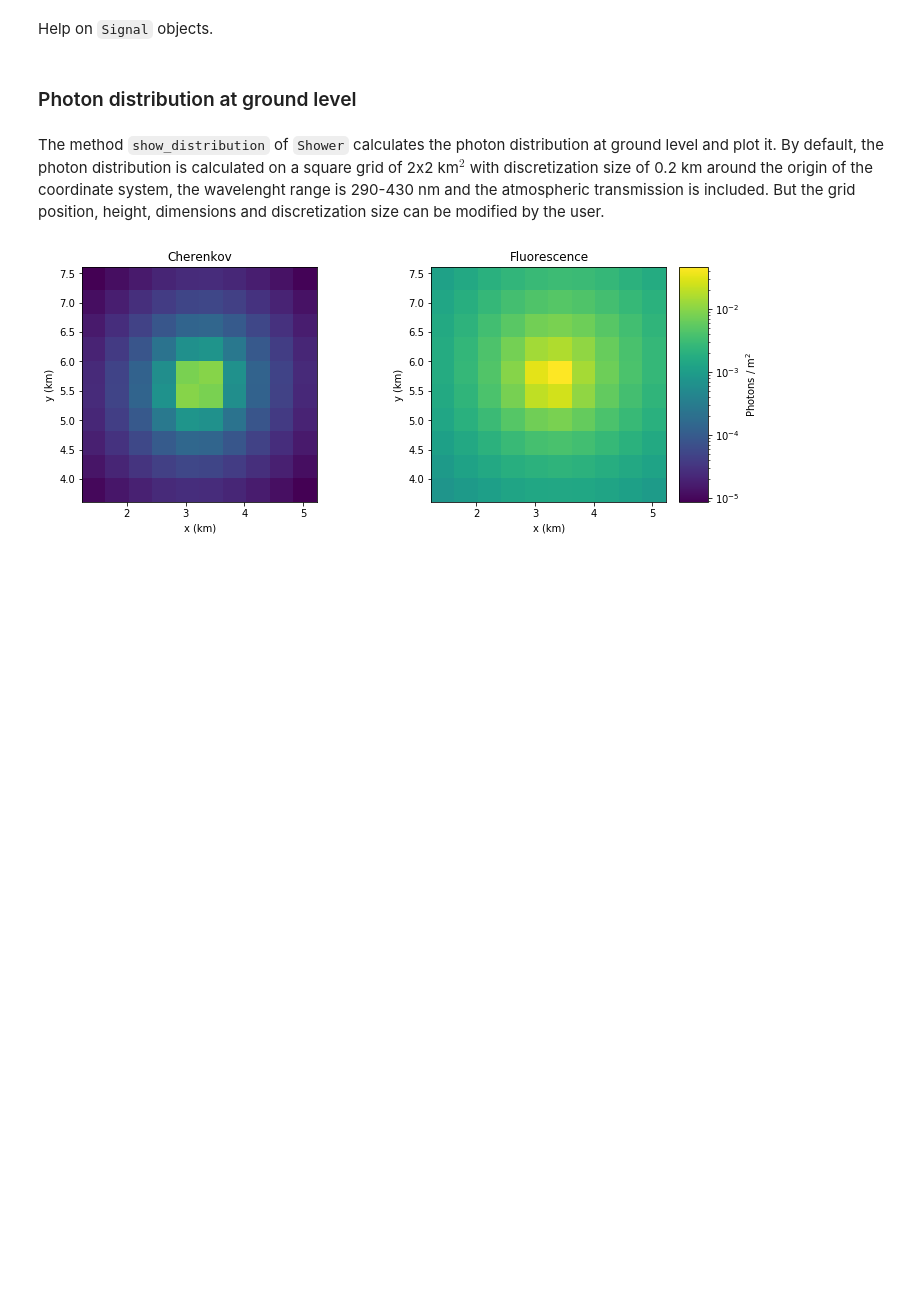
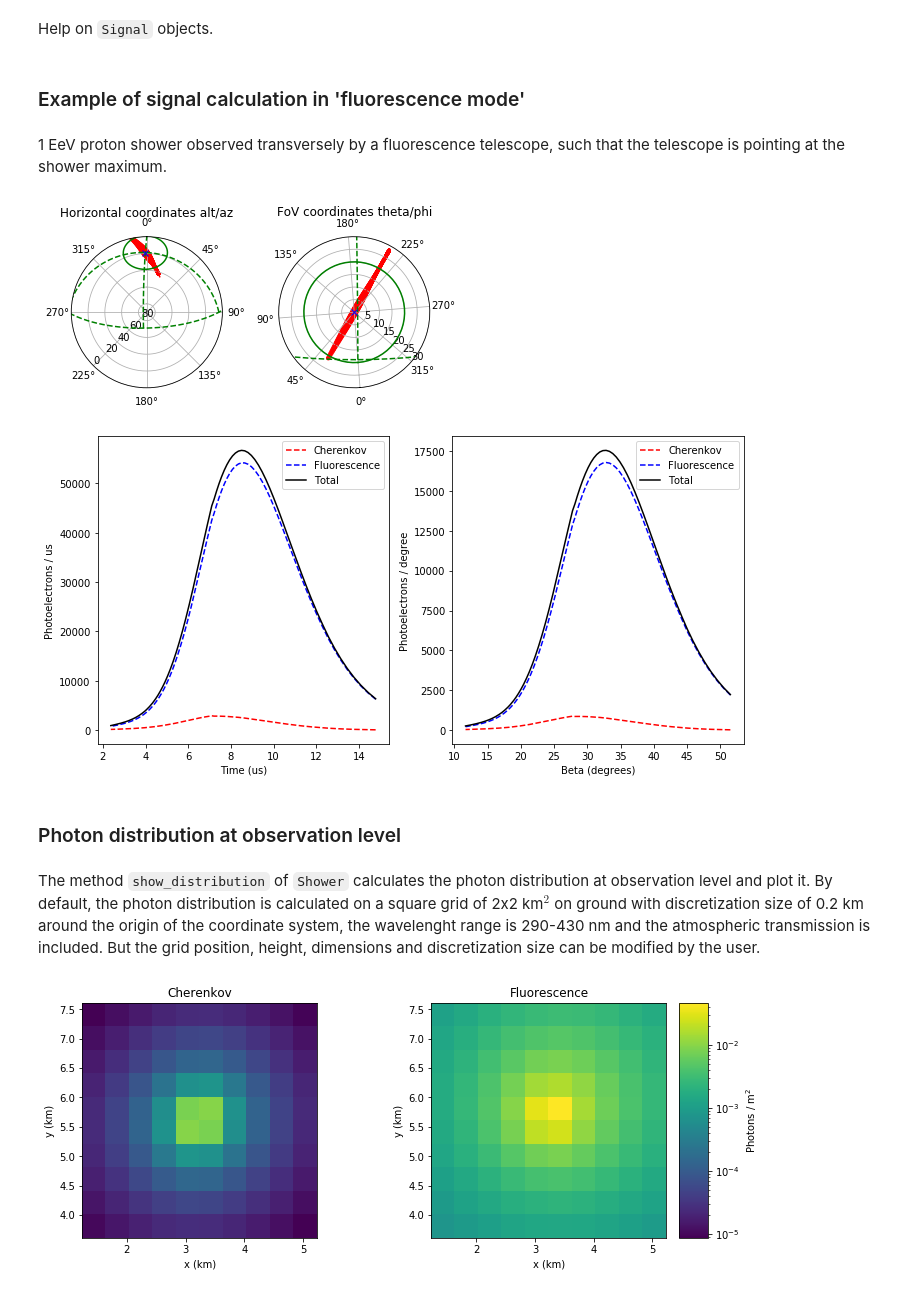
Before and after one commit to JaimeRosado/ShowerModel, a Jupyter notebook: notebooks/UC3 Signal production and ground distribution.ipynb, the cells around one changed output. Drawn from its saved outputs; the diff is of its cells as text; code cells hidden in the pictures; blank space fills up the shorter version.

Commit message:
Fluorescence mode example
Some examples related to fluorescence mode observation are added in notebooks UC1 and UC3.

```diff
--- a/notebooks/UC3 Signal production and ground distribution.ipynb
+++ b/notebooks/UC3 Signal production and ground distribution.ipynb
@@ -195,8 +168,27 @@ Help on `Signal` constructor.
 Help on `Signal` objects.
 # %%
 # signal?
+# %% [markdown]
+### Example of signal calculation in 'fluorescence mode'
+# %% [markdown]
+1 EeV proton shower observed transversely by a fluorescence telescope, such that the telescope is pointing at the shower maximum.
+# %%
+shower = tm.Shower(E=1.e12, prf_model='Gaisser-Hillas', X_max=500., x0=-2.5, y0=12., theta=45., az=20.)
+# Large FoV fluorescence telescope at the origin of coordinates
+telescope=tm.Telescope(apert=40.)
+
+x, y, z = shower.track.X_to_xyz(500.)  # Coordinates of shower maximum
+distance, alt, az, theta, phi = telescope.spherical(x, y, z)
+telescope=telescope.copy(alt=alt, az=az)  # Telescope pointing at shower maximum
+signal=tm.Signal(shower, telescope)
+
+signal.show_projection(max_theta=30.);
+signal.show();
+# %% [output]
+[figure, added]
+[figure, added]
 # %% [markdown]
-### Photon distribution at ground level
+### Photon distribution at observation level
 # %% [markdown]
-The method `show_distribution` of `Shower` calculates the photon distribution at ground level and plot it. By default, the photon distribution is calculated on a square grid of 2x2 km$^2$ with discretization size of 0.2 km around the origin of the coordinate system, the wavelenght range is 290-430 nm and the atmospheric transmission is included. But the grid position, height, dimensions and discretization size can be modified by the user.
+The method `show_distribution` of `Shower` calculates the photon distribution at observation level and plot it. By default, the photon distribution is calculated on a square grid of 2x2 km$^2$ on ground with discretization size of 0.2 km around the origin of the coordinate system, the wavelenght range is 290-430 nm and the atmospheric transmission is included. But the grid position, height, dimensions and discretization size can be modified by the user.
 # %%
```
Also changed, not shown: parts of 9 cells of this notebook, 1 other file.
